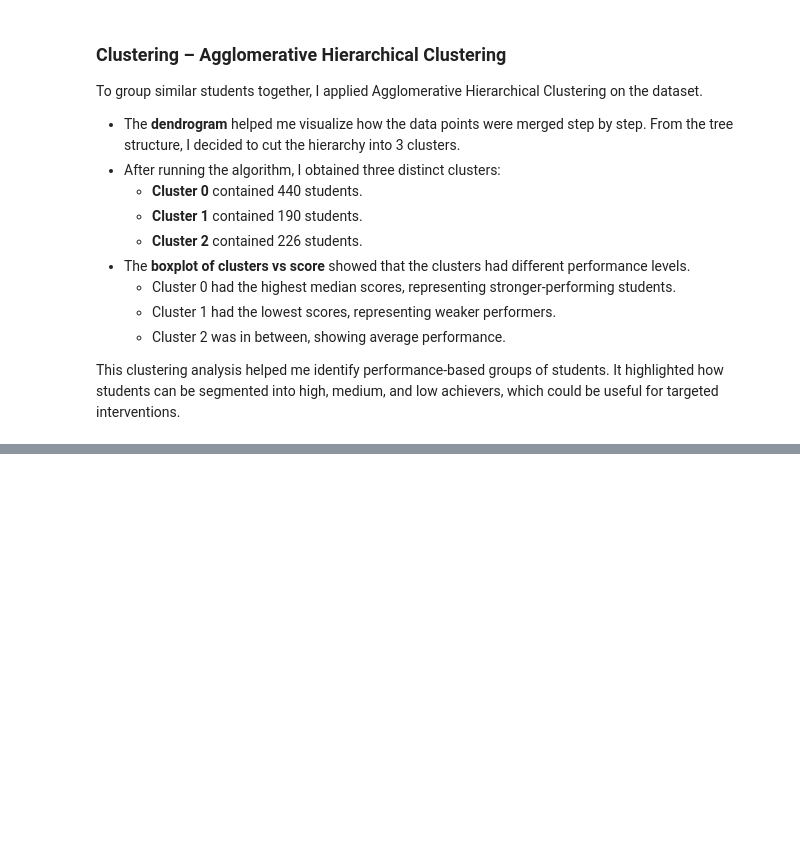
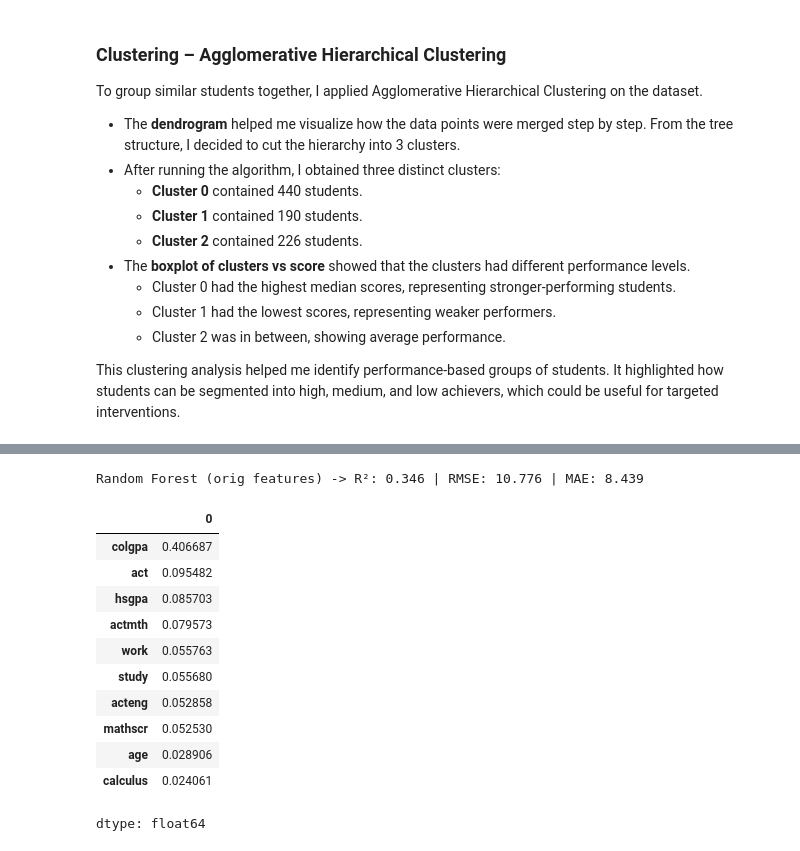
Before and after one commit to Rejuvesh/EDA_PROJECT22BDS0267, a Jupyter notebook: 22BDS0267.ipynb, the cells around one changed output, grey strips where cells are left out. Cells and saved outputs as stored; diff of their text form; code cells hidden in the pictures; blank space fills up the shorter version.

```diff
--- a/22BDS0267.ipynb
+++ b/22BDS0267.ipynb
@@ -564,0 +689,26 @@ This clustering analysis helped me identify performance-based groups of students
+# %%
+rf = RandomForestRegressor(
+    n_estimators=300, random_state=42, n_jobs=-1
+)
+rf.fit(X_train_sc, y_train)
+pred_rf = rf.predict(X_test_sc)
+
+metrics_rf = evaluate(y_test, pred_rf, "Random Forest (orig features)")
+
+# Optional: show top feature importances
+imp = pd.Series(rf.feature_importances_, index=X.columns).sort_values(ascending=False)
+display(imp.head(10))
+# %% [output]
+Random Forest (orig features) -> R²: 0.346 | RMSE: 10.776 | MAE: 8.439
+|  | 0 |
+| colgpa | 0.406687 |
+| act | 0.095482 |
+| hsgpa | 0.085703 |
+| actmth | 0.079573 |
+| work | 0.055763 |
+| study | 0.055680 |
+| acteng | 0.052858 |
+| mathscr | 0.052530 |
+| age | 0.028906 |
+| calculus | 0.024061 |
+dtype: float64
```
Also changed, not shown: parts of 13 cells of this notebook.
